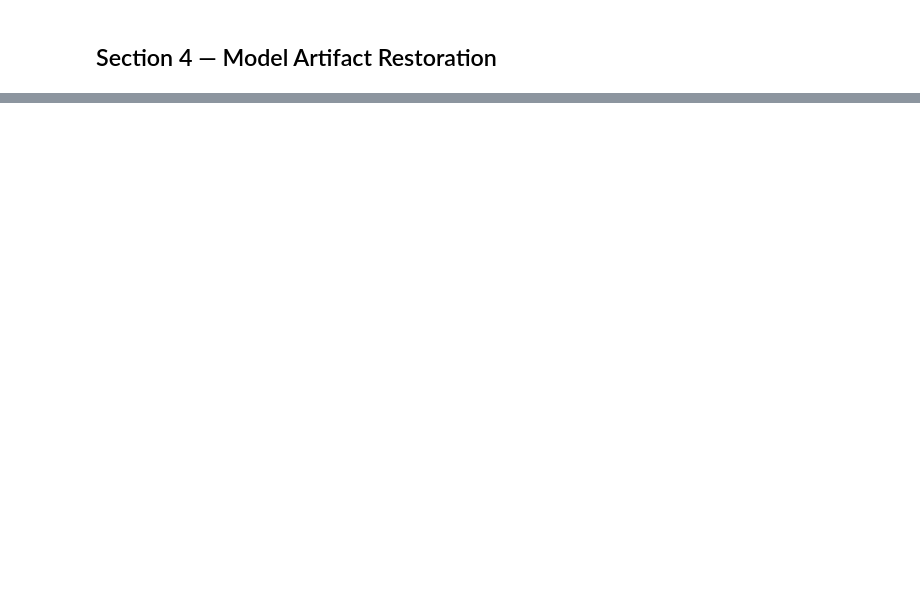
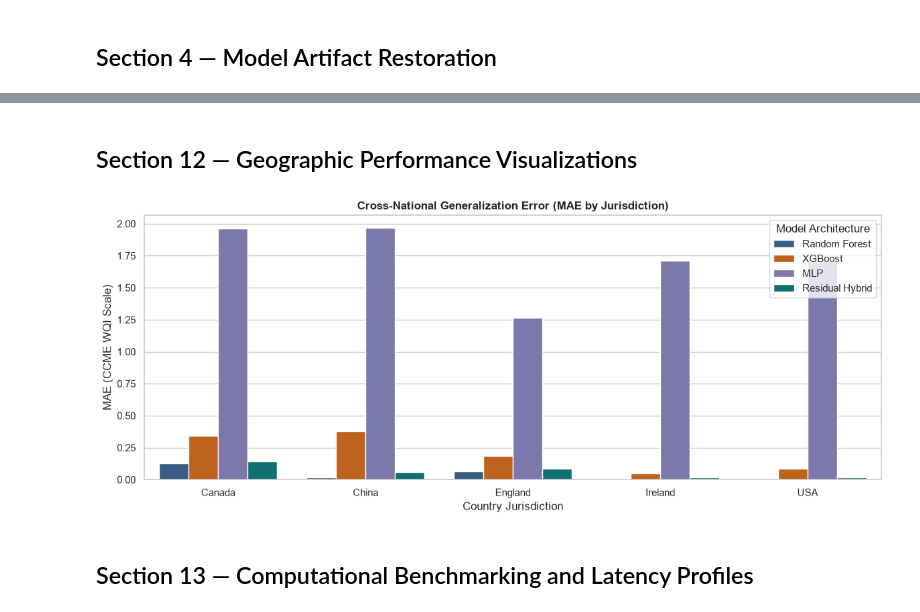
Before and after one commit to MAYANKSHARMA01010/Semester_5_AML_DL, a Jupyter notebook: Phase_2_Deep_Learning/notebooks/05_model_evaluation.ipynb, the cells around one changed output, grey strips where cells are left out. Drawn from its saved outputs; the diff is of its cells as text; code cells hidden in the pictures; blank space fills up the shorter version.

```diff
--- a/Phase_2_Deep_Learning/notebooks/05_model_evaluation.ipynb
+++ b/Phase_2_Deep_Learning/notebooks/05_model_evaluation.ipynb
@@ -415,0 +272,12 @@ plt.show()
+# %%
+df_country = pd.read_csv(res_dir / 'country_subgroup_metrics.csv')
+df_wb = pd.read_csv(res_dir / 'waterbody_subgroup_metrics.csv')
+df_temp = pd.read_csv(res_dir / 'temporal_subgroup_metrics.csv')
+
+c_show = df_country[df_country['Model'].isin(['Random Forest', 'Residual Hybrid', 'XGBoost', 'MLP'])]
+print("Cross-National Performance:")
+print(c_show[['Category', 'Model', 'Sample_Count', 'MAE', 'R2']].to_string(index=False))
+
+print("\nAquatic Habitat Performance (Top Categories for Residual Hybrid):")
+wb_hybrid = df_wb[df_wb['Model'] == 'Residual Hybrid'].sort_values('Sample_Count', ascending=False)
+print(wb_hybrid[['Category', 'Sample_Count', 'MAE', 'RMSE', 'R2']].head(8).to_string(index=False))
@@ -415,0 +302,28 @@ plt.show()
+# %% [markdown]
+## Section 12 — Geographic Performance Visualizations
+# %%
+fig, ax = plt.subplots(figsize=(12, 5), dpi=150)
+palette_geo = {
+    'Random Forest': '#2b5c8f',
+    'Residual Hybrid': '#008080',
+    'XGBoost': '#d95f02',
+    'MLP': '#7570b3'
+}
+sns.barplot(
+    data=c_show,
+    x='Category',
+    y='MAE',
+    hue='Model',
+    palette=palette_geo,
+    ax=ax
+)
+ax.set_title('Cross-National Generalization Error (MAE by Jurisdiction)', fontweight='bold')
+ax.set_ylabel('MAE (CCME WQI Scale)')
+ax.set_xlabel('Country Jurisdiction')
+ax.legend(title='Model Architecture', loc='upper right')
+plt.tight_layout()
+plt.show()
+# %% [output]
+[figure, added]
+# %% [markdown]
+## Section 13 — Computational Benchmarking and Latency Profiles
```
Also changed, not shown: parts of 49 cells of this notebook, 25 other files.
